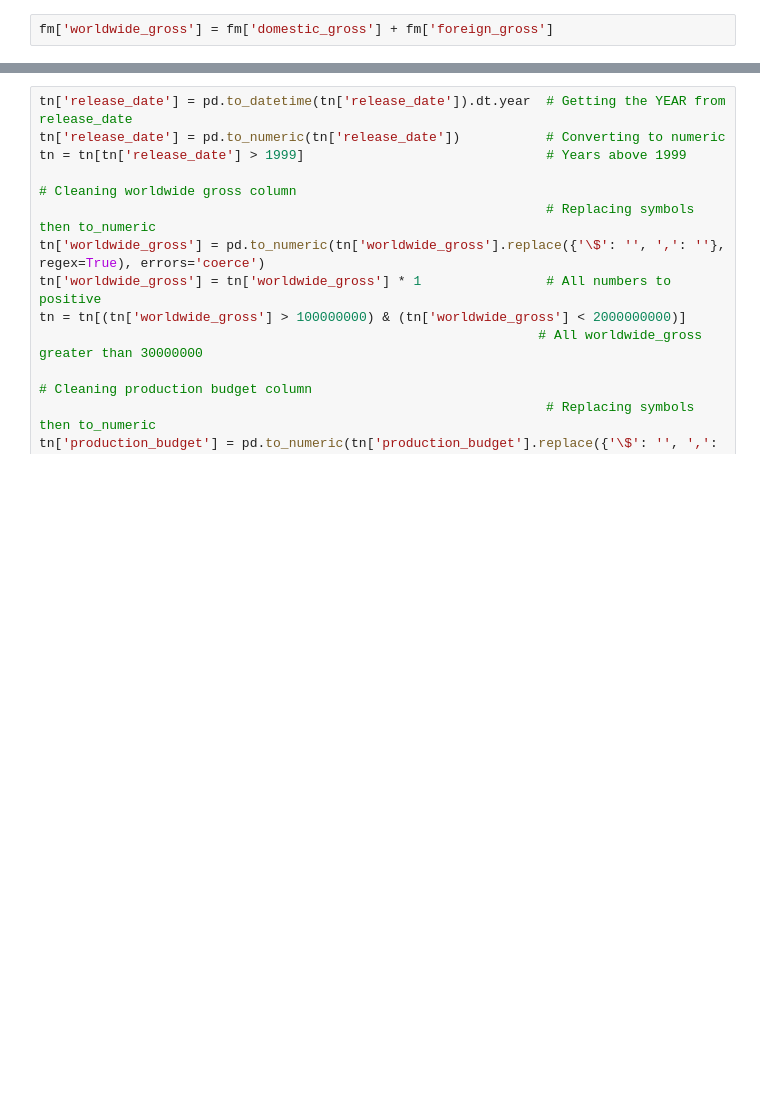
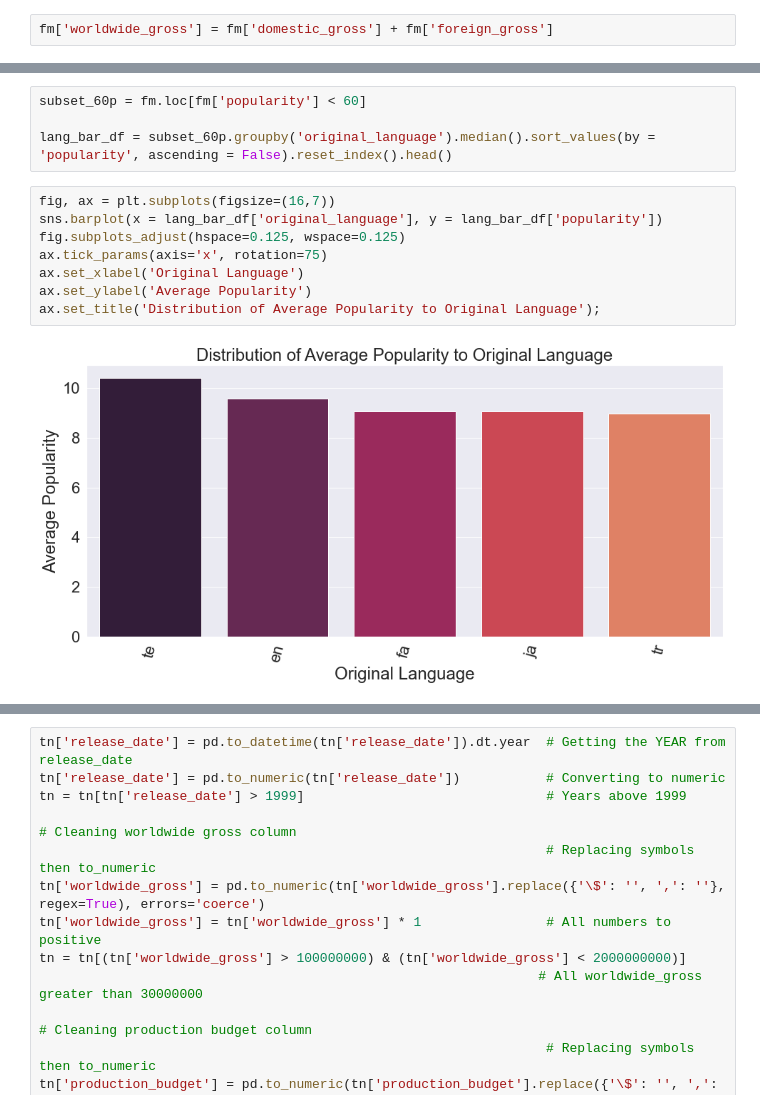
Before and after one commit to srinir301/Microsoft-Movie-Studio-Recommendations, a Jupyter notebook: Diego/student.ipynb, the cells around one changed output, grey strips where cells are left out. Cells and saved outputs as stored; diff of their text form; blank space fills up the shorter version.

```diff
--- a/Diego/student.ipynb
+++ b/Diego/student.ipynb
@@ -88,0 +83,14 @@ tn_copy = tn.copy()
+# %%
+subset_60p = fm.loc[fm['popularity'] < 60]
+
+lang_bar_df = subset_60p.groupby('original_language').median().sort_values(by = 'popularity', ascending = False).reset_index().head()
+# %%
+fig, ax = plt.subplots(figsize=(16,7))
+sns.barplot(x = lang_bar_df['original_language'], y = lang_bar_df['popularity'])
+fig.subplots_adjust(hspace=0.125, wspace=0.125)
+ax.tick_params(axis='x', rotation=75)
+ax.set_xlabel('Original Language')
+ax.set_ylabel('Average Popularity')
+ax.set_title('Distribution of Average Popularity to Original Language');
+# %% [output]
+[figure, added]
```
Also changed, not shown: parts of 33 cells of this notebook, 1 other file.
